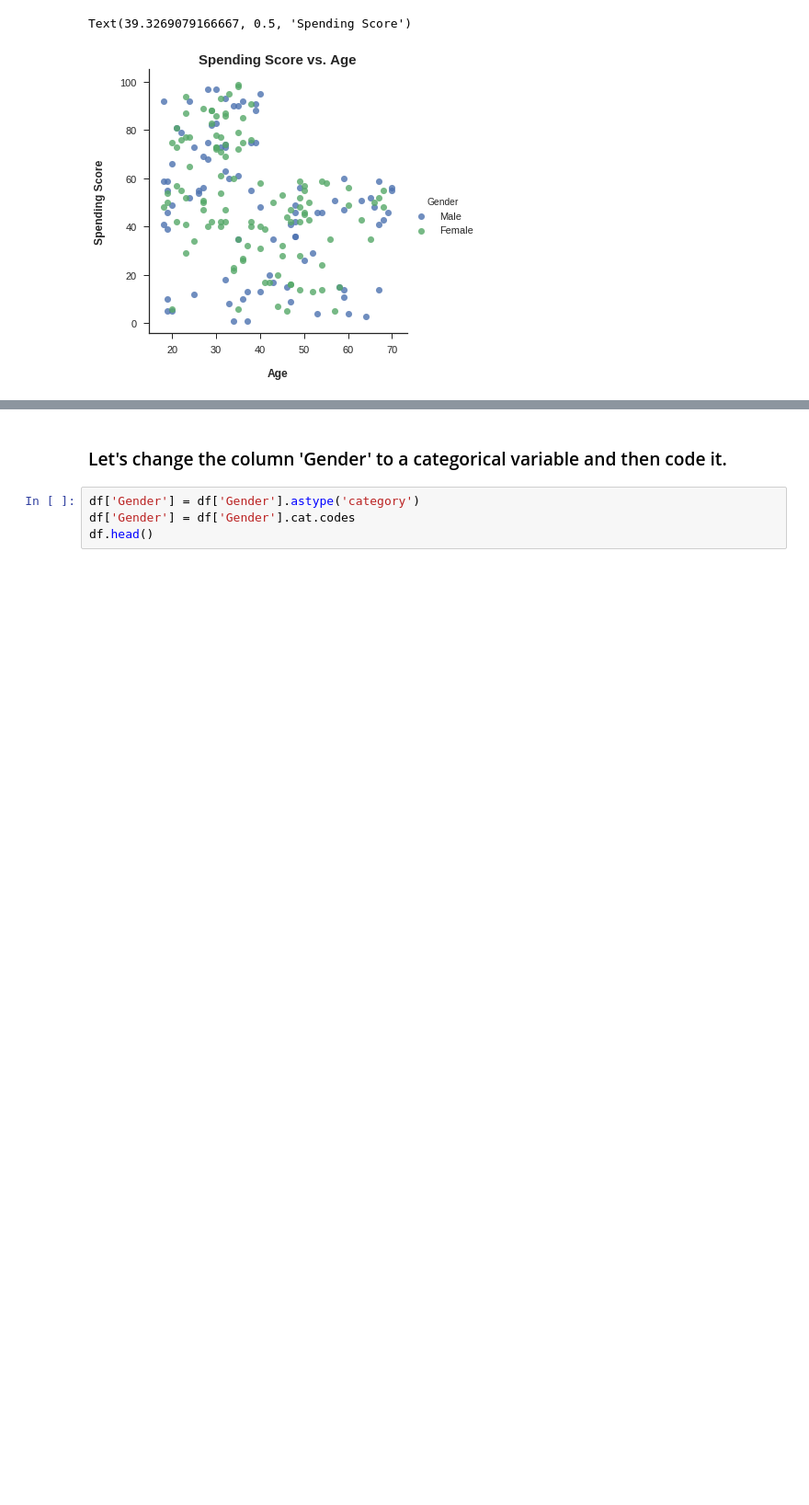
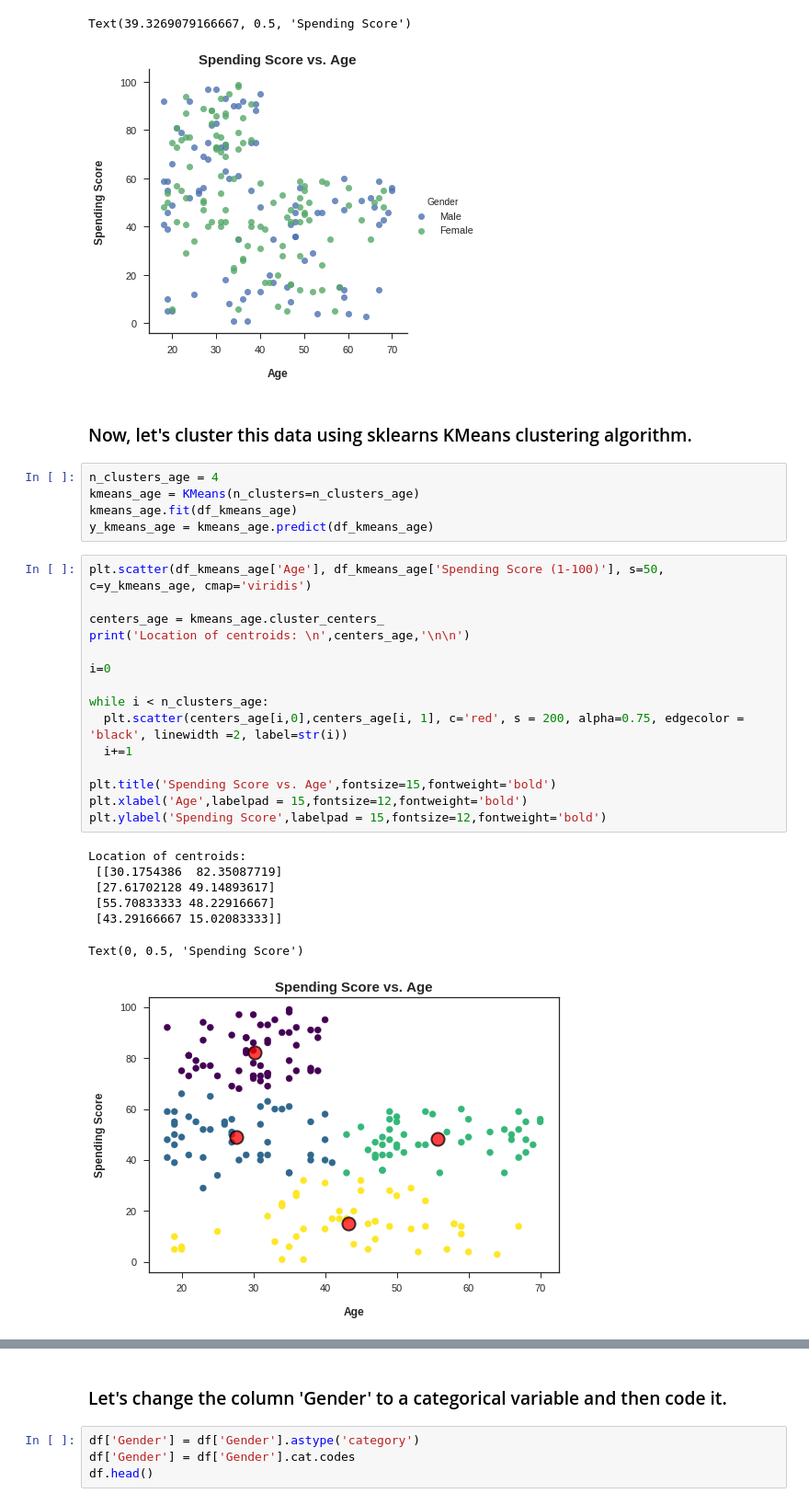
Before and after one commit to ROARMarketingConcepts/Machine-Learning-Projects, a Jupyter notebook: Mall_Customer_Segmentation_Analysis.ipynb, the cells around one changed output, grey strips where cells are left out. Shown at 92% size. Cells and saved outputs as stored; diff of their text form; blank space fills up the shorter version.

```diff
--- a/Mall_Customer_Segmentation_Analysis.ipynb
+++ b/Mall_Customer_Segmentation_Analysis.ipynb
@@ -289,3 +322,33 @@ plt.ylabel('Spending Score',labelpad = 15,fontsize=12,fontweight='bold')
 # %% [output]
 Text(39.3269079166667, 0.5, 'Spending Score')
 [figure]
+# %% [markdown]
+### Now, let's cluster this data using sklearns KMeans clustering algorithm.
+# %%
+n_clusters_age = 4
+kmeans_age = KMeans(n_clusters=n_clusters_age)
+kmeans_age.fit(df_kmeans_age)
+y_kmeans_age = kmeans_age.predict(df_kmeans_age)
+# %%
+plt.scatter(df_kmeans_age['Age'], df_kmeans_age['Spending Score (1-100)'], s=50, c=y_kmeans_age, cmap='viridis')
+
+centers_age = kmeans_age.cluster_centers_
+print('Location of centroids: \n',centers_age,'\n\n')
+
+i=0
+
+while i < n_clusters_age:
+  plt.scatter(centers_age[i,0],centers_age[i, 1], c='red', s = 200, alpha=0.75, edgecolor = 'black', linewidth =2, label=str(i))
+  i+=1
+
+plt.title('Spending Score vs. Age',fontsize=15,fontweight='bold')
+plt.xlabel('Age',labelpad = 15,fontsize=12,fontweight='bold')
+plt.ylabel('Spending Score',labelpad = 15,fontsize=12,fontweight='bold')
+# %% [output]
+Location of centroids:
+ [[30.1754386  82.35087719]
+ [27.61702128 49.14893617]
+ [55.70833333 48.22916667]
+ [43.29166667 15.02083333]]
+Text(0, 0.5, 'Spending Score')
+[figure, added]
```
Also changed, not shown: parts of 12 cells of this notebook.
